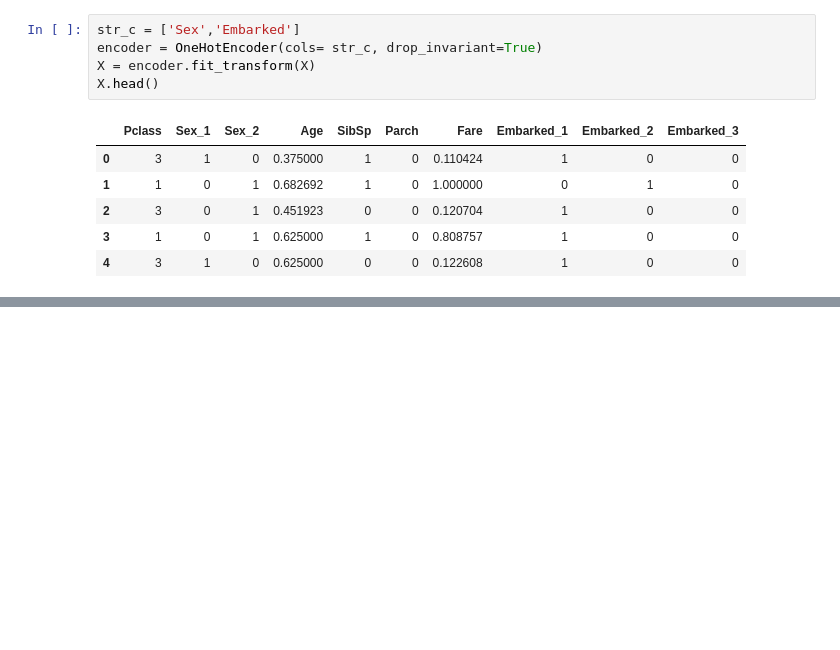
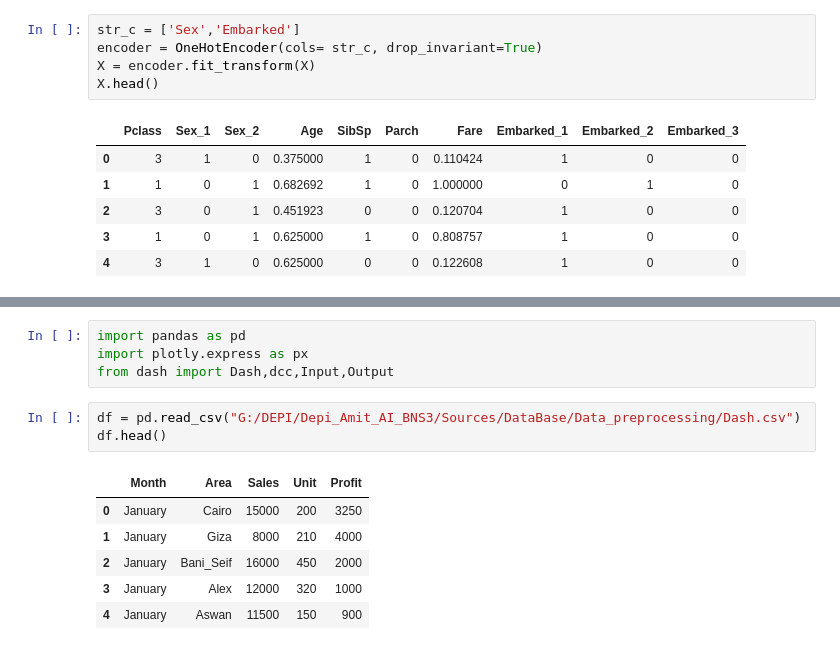
Before and after one commit to Abdo-Aym/Depi_Amit_AI_BNS3, a Jupyter notebook: Sources/DataBase/Data_preprocessing/workshop.ipynb, the cells around one changed output, grey strips where cells are left out. Saved outputs shown, nothing was run; the diff lists cells and outputs as text; blank space fills up the shorter version.

Commit message:
Plotly_and_Dash

```diff
--- a/Sources/DataBase/Data_preprocessing/workshop.ipynb
+++ b/Sources/DataBase/Data_preprocessing/workshop.ipynb
@@ -365,0 +538,14 @@ X.head()
+# %%
+import pandas as pd
+import plotly.express as px
+from dash import Dash,dcc,Input,Output
+# %%
+df = pd.read_csv("G:/DEPI/Depi_Amit_AI_BNS3/Sources/DataBase/Data_preprocessing/Dash.csv")
+df.head()
+# %% [output]
+|  | Month | Area | Sales | Unit | Profit |
+| 0 | January | Cairo | 15000 | 200 | 3250 |
+| 1 | January | Giza | 8000 | 210 | 4000 |
+| 2 | January | Bani_Seif | 16000 | 450 | 2000 |
+| 3 | January | Alex | 12000 | 320 | 1000 |
+| 4 | January | Aswan | 11500 | 150 | 900 |
```
Also changed, not shown: parts of 23 cells of this notebook, 3 other files.
